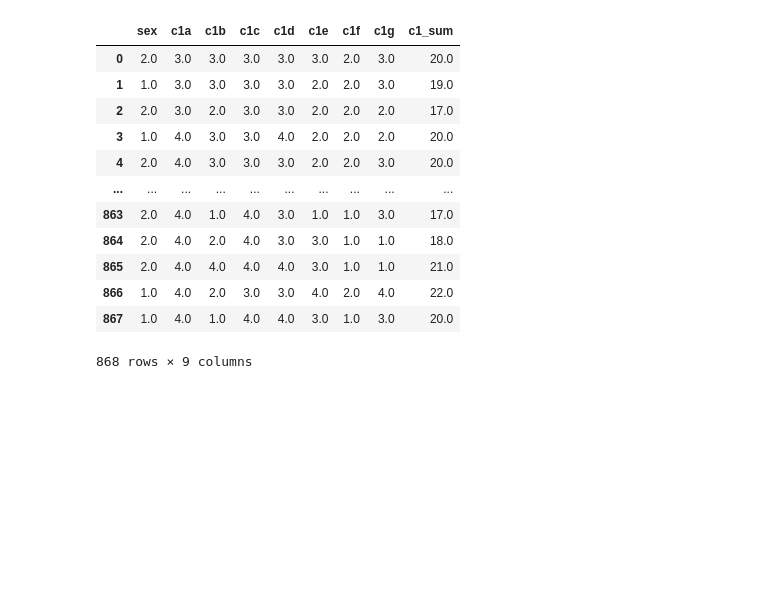
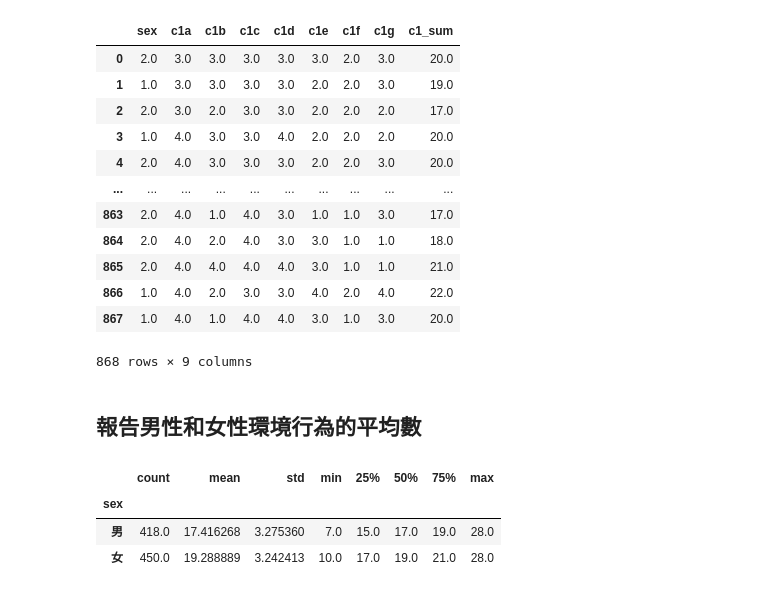
Before and after one commit to WendellLiu/ntpu-social-data-analysis, a Jupyter notebook: notebooks/20250927_homework.ipynb, the cells around one changed output. Drawn from its saved outputs; the diff is of its cells as text; code cells hidden in the pictures; blank space fills up the shorter version.

Commit message:
feat: describe for sex and c1

```diff
--- a/notebooks/20250927_homework.ipynb
+++ b/notebooks/20250927_homework.ipynb
@@ -292,3 +292,16 @@ df_2
 | 866 | 1.0 | 4.0 | 2.0 | 3.0 | 3.0 | 4.0 | 2.0 | 4.0 | 22.0 |
 | 867 | 1.0 | 4.0 | 1.0 | 4.0 | 4.0 | 3.0 | 1.0 | 3.0 | 20.0 |
 868 rows × 9 columns
+# %% [markdown]
+## 報告男性和女性環境行為的平均數
+# %%
+summary_stats = df_2.groupby('sex')['c1_sum'].describe()
+
+sex_label_dict = variable_value_labels['a1']
+summary_stats = summary_stats.rename(index=sex_label_dict)
+summary_stats
+# %% [output]
+|  | count | mean | std | min | 25% | 50% | 75% | max |
+| sex |  |  |  |  |  |  |  |  |
+| 男 | 418.0 | 17.416268 | 3.275360 | 7.0 | 15.0 | 17.0 | 19.0 | 28.0 |
+| 女 | 450.0 | 19.288889 | 3.242413 | 10.0 | 17.0 | 19.0 | 21.0 | 28.0 |
```
